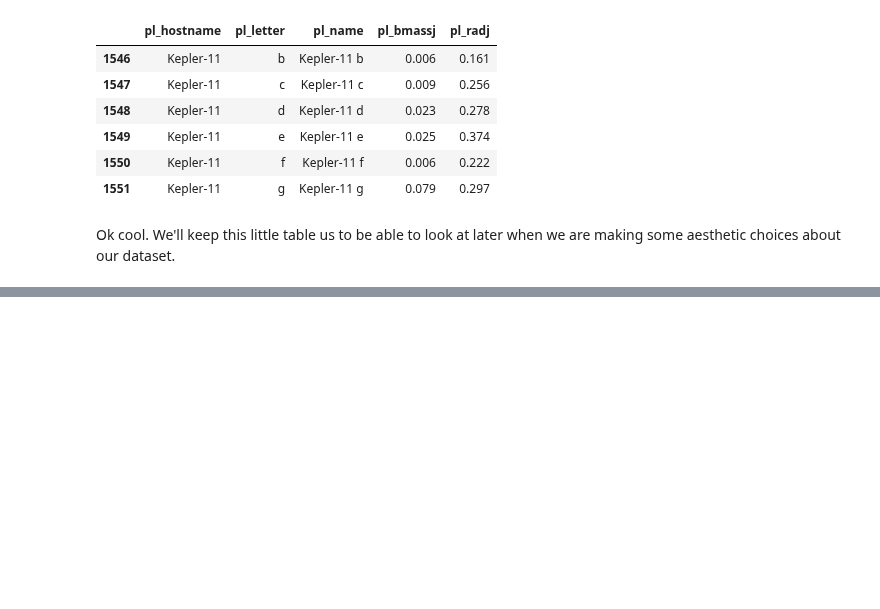
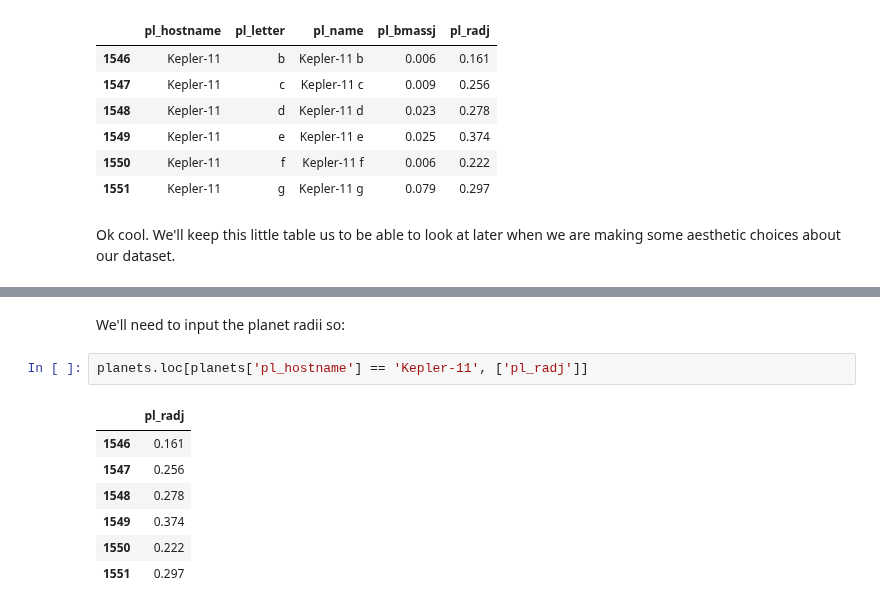
Before and after one commit to jnaiman/csci-p-14110_su2020, a Jupyter notebook: lesson10/prep_notebook_lesson10.ipynb, the cells around one changed output, grey strips where cells are left out. Cells and saved outputs as stored; diff of their text form; blank space fills up the shorter version.

```diff
--- a/lesson10/prep_notebook_lesson10.ipynb
+++ b/lesson10/prep_notebook_lesson10.ipynb
@@ -74,0 +127,12 @@ There are a few ways to get this data:
+# %% [markdown]
+We'll need to input the planet radii so:
+# %%
+planets.loc[planets['pl_hostname'] == 'Kepler-11', ['pl_radj']]
+# %% [output]
+|  | pl_radj |
+| 1546 | 0.161 |
+| 1547 | 0.256 |
+| 1548 | 0.278 |
+| 1549 | 0.374 |
+| 1550 | 0.222 |
+| 1551 | 0.297 |
```
Also changed, not shown: parts of 51 cells of this notebook, 49 other files.
